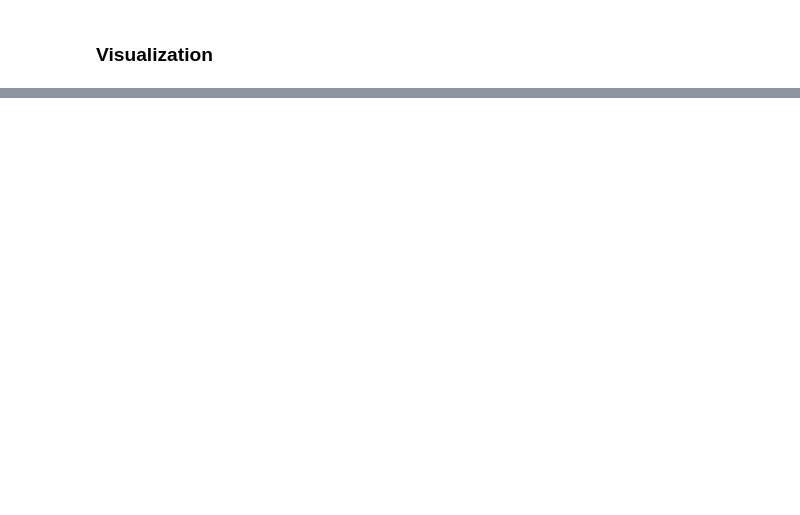
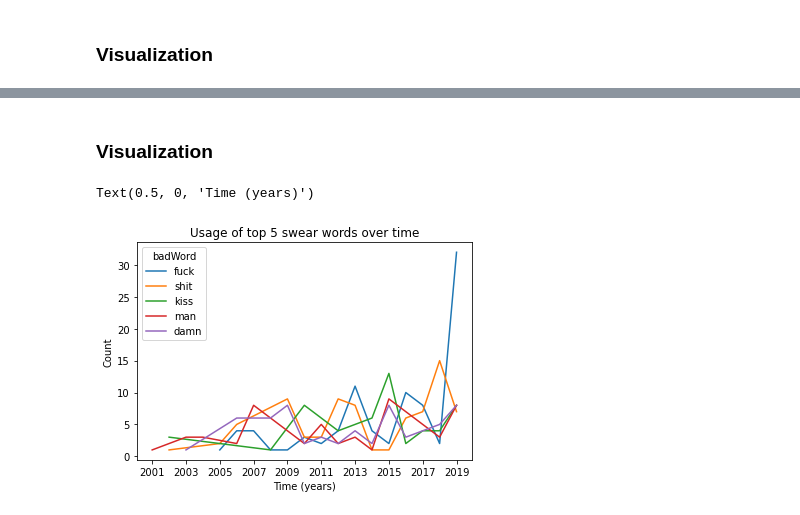
Before and after one commit to data301-2020-winter2/course-project-group_1052, a Jupyter notebook: analysis/Thomas/Tom_Milestone_2_Task_4.ipynb, the cells around one changed output, grey strips where cells are left out. Cells and saved outputs as stored; diff of their text form; code cells hidden in the pictures; blank space fills up the shorter version.

```diff
--- a/analysis/Thomas/Tom_Milestone_2_Task_4.ipynb
+++ b/analysis/Thomas/Tom_Milestone_2_Task_4.ipynb
@@ -115,3 +113,3 @@ sns.countplot(data=df_unique,
 # %%
-df_word_count = pfT.words_per_year(df)
+df_word_count = pf.words_per_year_T4(df)
 df_word_count
@@ -118,3 +130,11 @@ df_word_count
+# %% [markdown]
+### Visualization
 # %%
 sns.lineplot(data=df_word_count, x='year', y='count', hue = "badWord")
 plt.xticks(range(2001,2020,2))
+plt.title('Usage of top 5 swear words over time')
+plt.ylabel('Count')
+plt.xlabel('Time (years)')
+# %% [output]
+Text(0.5, 0, 'Time (years)')
+[figure, added]
```
Also changed, not shown: parts of 8 cells of this notebook, 1 other file.
